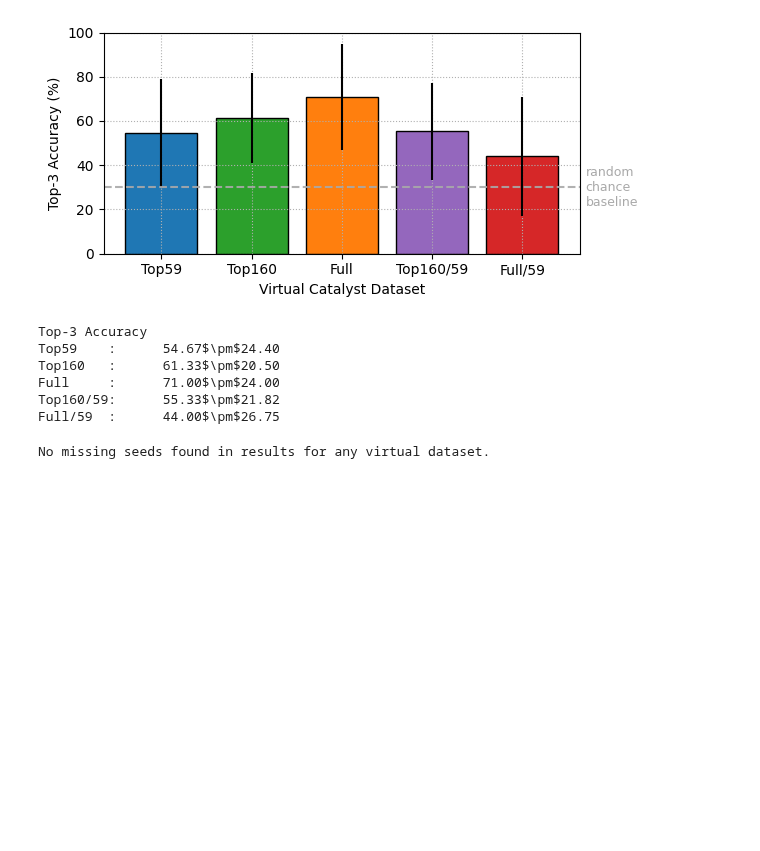
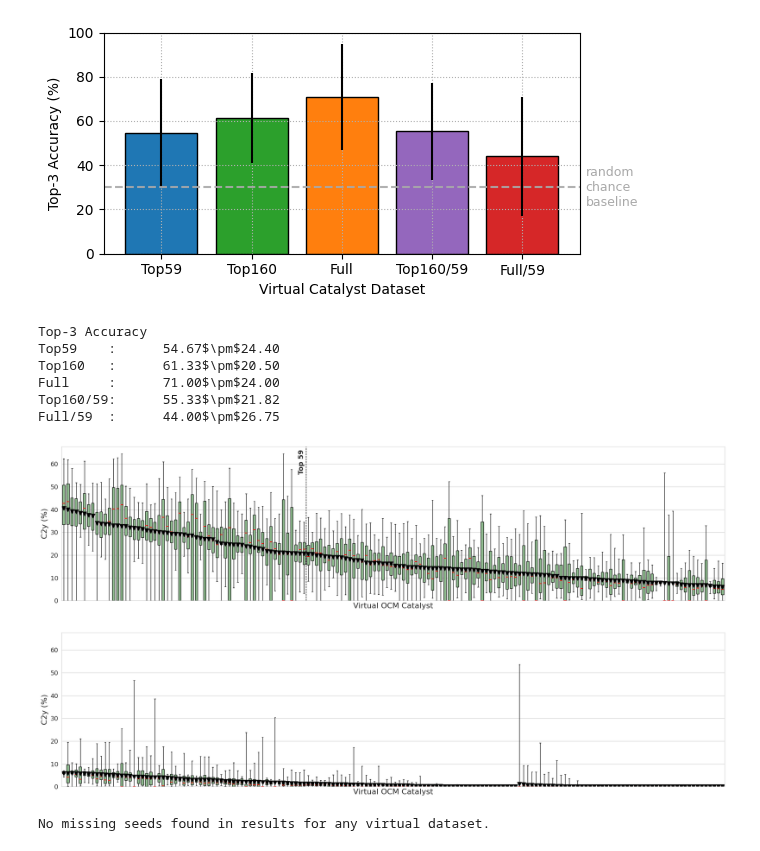
Before and after one commit to PSemnani/CatalystDataMatters, a Jupyter notebook: notebooks/paper_plots.ipynb, the cells around one changed output. Drawn from its saved outputs; the diff is of its cells as text; code cells hidden in the pictures; blank space fills up the shorter version.

Commit message:
add plot of C2y distribution per catalysts for virtual catalyst dataset

```diff
--- a/notebooks/paper_plots.ipynb
+++ b/notebooks/paper_plots.ipynb
@@ -2259,6 +2259,75 @@ Top160   :      61.33$\pm$20.50
 Full     :      71.00$\pm$24.00
 Top160/59:      55.33$\pm$21.82
 Full/59  :      44.00$\pm$26.75
+# %%
+# plot C2y distribution of virtual data set (ordered by mean yield + 50 catalysts with spike ratio >2 moved to the end of the data)
+input_csv = "../Dataset/virtual_catalyst_datasets/full.csv"
+out1 = "../experiments/figures/virtual_OCM_yield_dist.png"
+out2 = "../experiments/figures/virtual_OCM_yield_dist_part2.png"
+
+BOX_COLOR = "#8FBC8F"
+MEDIAN_COLOR = "red"
+MEAN_MARKER_COLOR = "black"
+
+LABEL_FONTSIZE = 16
+TICK_FONTSIZE = 13
+ANNOTATION_FONTSIZE = 14
+MEAN_MARKER_SIZE = 8
+
+sns.set_style("whitegrid")
+
+def plot_half(ax, cat_order, values_by_cat, ylim, mark_top_n=None):
+    ax.boxplot(
+        values_by_cat,
+        positions=range(len(cat_order)),
+        widths=0.6,
+        whis=(0, 100),
+        showfliers=False,
+        patch_artist=True,
+        boxprops=dict(facecolor=BOX_COLOR, edgecolor="black"),
+        whiskerprops=dict(color="black"),
+        capprops=dict(color="black"),
+        medianprops=dict(color=MEDIAN_COLOR, linewidth=1.5),
+        showmeans=True,
+        meanprops=dict(marker="v", markerfacecolor=MEAN_MARKER_COLOR, markeredgecolor=MEAN_MARKER_COLOR, markersize=MEAN_MARKER_SIZE),
+    )
+    ax.set_ylim(ylim)
+
+    if mark_top_n is not None:
+        line_x = mark_top_n - 0.5
+        ax.axvline(line_x, color="black", linestyle="--", linewidth=1)
+        ax.text(line_x - 0.3, ylim[1] * 0.98, f"Top {mark_top_n}", rotation=90,
+                ha="right", va="top", fontweight="bold", fontsize=ANNOTATION_FONTSIZE)
+
+    ax.set_xticks([])
+    ax.set_xlabel("Virtual OCM Catalyst", fontsize=LABEL_FONTSIZE)
+    ax.set_ylabel("C2y (%)", fontsize=LABEL_FONTSIZE)
+    ax.tick_params(axis="y", labelsize=TICK_FONTSIZE)
+
+df = pd.read_csv(input_csv)
+
+# Preserve the catalyst order as they appear in the csv file.
+cat_order = df["cat_ID"].drop_duplicates().tolist()
+values_by_cat = [df.loc[df["cat_ID"] == cat_id, "C2y"].values * 100 for cat_id in cat_order]
+
+half = (len(cat_order) + 1) // 2
+all_values = pd.concat([pd.Series(v) for v in values_by_cat])
+ylim = (0, all_values.max() * 1.05)
+
+halves = [
+    (cat_order[:half], values_by_cat[:half], 59, out1),
+    (cat_order[half:], values_by_cat[half:], None, out2),
+]
+
+for cat_order_half, values_half, mark_top_n, output_png in halves:
+    fig, ax = plt.subplots(figsize=(20, 5))
+    plot_half(ax, cat_order_half, values_half, ylim, mark_top_n=mark_top_n)
+    fig.tight_layout()
+    fig.savefig(output_png, dpi=300)
+    plt.show()
+# %% [output]
+[figure, added]
+[figure, added]
 # %%
 sets = {
     "Top59": (f"top59", f"top59"),
```
